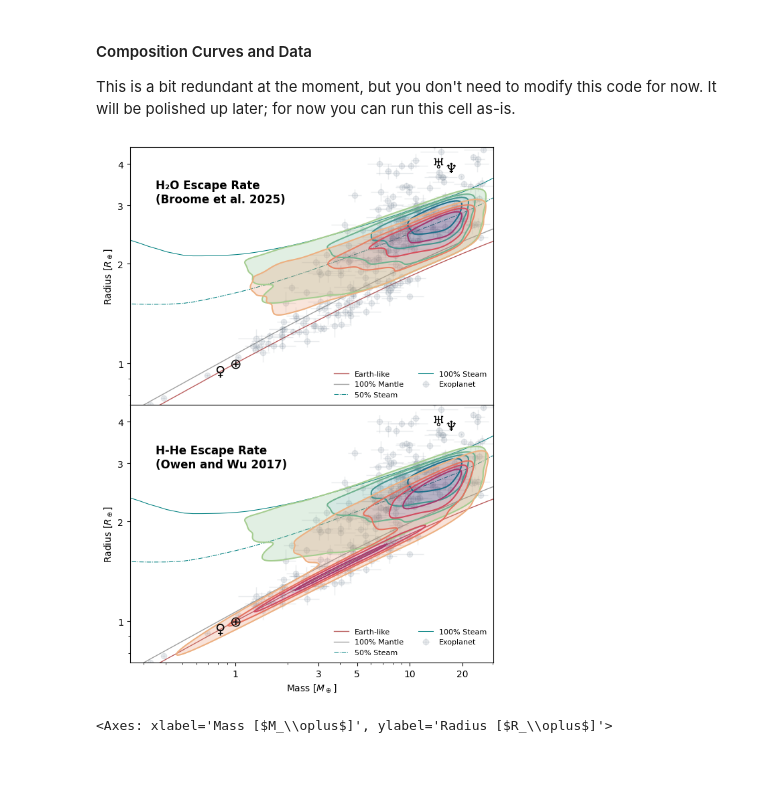
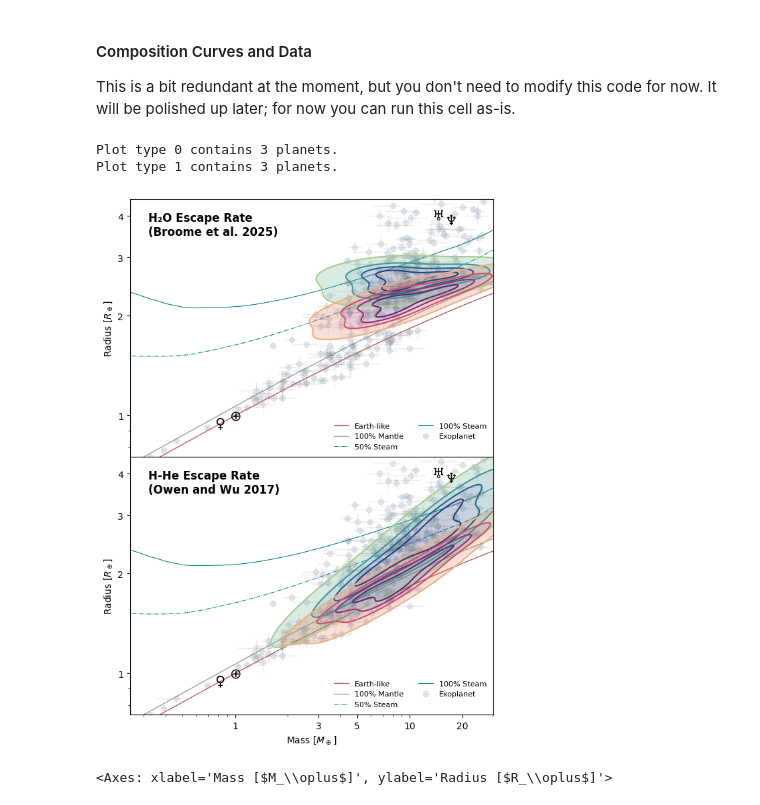
Before and after one commit to emersontao/waterworlder, a Jupyter notebook: paper_plots.ipynb, the cells around one changed output. Saved outputs shown, nothing was run; the diff lists cells and outputs as text; code cells hidden in the pictures; blank space fills up the shorter version.

```diff
--- a/paper_plots.ipynb
+++ b/paper_plots.ipynb
@@ -25,6 +22,22 @@ import seaborn as sns
 from scipy.interpolate import RegularGridInterpolator
 import pandas as pd
 %matplotlib inline
+# %%
+# Number of planets to have on plots (trails or KDE)
+planets_plotted = 3 #DEFAULT: 200
+
+# In trails plot, show with small oranges crosses (x) the points that have non-zero error code (in terms of wind-ae)
+show_err_trails=True
+# In trails plot, skip trails where *any* point has non-zero error (unreliable evolution)
+skip_err_trails=True
+# In KDE plot, skip planets where *any* point has non-zero error (unreliable evolution)
+skip_err_kde=True
+# Label to add at the end plots filenames
+fname_label='_noerr'
+
+# Data folder
+# data_folder = "paper/"
+data_folder = "data/"
 # %% [markdown]
 ### Preparing composition curves
 Code taken from Artem Aguichine's [MARDIGRAS](https://github.com/an0wen/MARDIGRAS)
@@ -202,7 +215,7 @@ H2O_wmf_fin = np.array([])
 HHe_wmf_fin = np.array([])
 
 identifier = f'{n_planets}_xp'
-filepath = "paper/"+identifier
+filepath = data_folder+identifier
 savepath = "paper/plots" #where we're saving our plots
 
 population_file = filepath + '/5000_xp_gp_data.csv'
@@ -212,7 +225,7 @@ planetnum, mp_gp, rp_gp, period_gp = np.loadtxt(population_file, usecols=(0,1,2,
 If you want to change from the default colors.
 # %%
 #DATA
-planets_plotted = 200 #DEFAULT: 200
+# planets_plotted = 200 #DEFAULT: 200
 
 #COSMETIC
 init_color = '' #DEFAULT:
@@ -525,13 +557,13 @@ fig, ax = plt.subplots(2,1, figsize=(7,10))#, sharex=True)
 fig.subplots_adjust(hspace=0)
 
 mdot_text = 'M' + '\u0307'
-ax[0].text(0.35,3, f'H\u2082O Escape Rate \n(Broome et al. 2025)', fontsize='large', weight='semibold',ha='left', va='bottom')
+ax[0].text(0.05,0.85, f'H\u2082O Escape Rate \n(Broome et al. 2025)', fontsize='large', weight='semibold',ha='left', va='bottom',transform=ax[0].transAxes)
 ax[0].plot(list_zeng_masses,list_zeng_ea_radii,linewidth=zeng_width,color='brown',alpha=0.75,zorder=-100,label='Earth-like') # Earthlike
 ax[0].plot(list_zeng_masses,list_zeng_mg_radii,linewidth=zeng_width,color='grey',alpha=0.75,zorder=-100, label='100% Mantle')  # 100% Mantle
 ax[0].plot(x, radius_m(x,init_wmf_swe,init_teq_swe,init_age_swe),lw=0.75,color='teal',linestyle='-.',zorder=-200,label='50% Steam')
 ax[0].plot(x, radius_g(x,init_wmf_swe100,init_teq_swe,init_age_swe),lw=0.75,color='teal',zorder=-200,label='100% Steam')
 
-ax[1].text(0.35,2.85, 'H-He Escape Rate \n(Owen and Wu 2017)', fontsize='large', weight='semibold',ha='left', va='bottom')
+ax[1].text(0.05,0.85, 'H-He Escape Rate \n(Owen and Wu 2017)', fontsize='large', weight='semibold',ha='left', va='bottom',transform=ax[1].transAxes)
 ax[1].plot(list_zeng_masses,list_zeng_ea_radii,linewidth=zeng_width,color='brown',alpha=0.75,zorder=-100,label='Earth-like') # Earthlike
 ax[1].plot(list_zeng_masses,list_zeng_mg_radii,linewidth=zeng_width,color='grey',alpha=0.75,zorder=-100, label='100% Mantle')  # 100% Mantle
 ax[1].plot(x, radius_m(x,init_wmf_swe,init_teq_swe,init_age_swe),lw=0.75,color='teal',linestyle='-.',zorder=-200,label='50% Steam')
@@ -551,28 +583,41 @@ for tp in range(len(types)):
     mp_end = np.array([])
     rp_end = np.array([])
 
-    datafolder = './paper/5000_xp'
+    datafolder = filepath #'./paper/5000_xp'
     period_gp = np.loadtxt(datafolder+'/5000_xp_gp_data.csv',skiprows=(1),usecols=(11),unpack=True)
 
-    for i in range(n_planets):
-        planetnum = i+1
+    cnt_plotted = 0
+    planetnum = 1
+    # This time plot all planets that are available, and eventually skip invalid ones if appropriate flag is set
+    # for i in range (planets_plotted-1):
+    while cnt_plotted < planets_plotted: #n_planets+1:
+        # planetnum = i+1
         # import a planet's evolutionary track (just mp_gp and rp_gp)
         filename = f'{datafolder}/{types[tp]}/planet_{planetnum}-{n_planets}_evolution_data.csv'
-        mp_gp,rp_gp = np.loadtxt(filename,usecols=(1,2),unpack=True)
+        mp_gp,rp_gp,err_gp = np.loadtxt(filename,usecols=(1,2,6),unpack=True)
 
         # mp_s = mp_gp[0]
         # mp_e = mp_gp[-1]
         # rp_s = rp_gp[0]
         # rp_e = rp_gp[-1]
 
+        mask_err = (err_gp > 0)
+        if mask_err.sum() > 0 and skip_err_kde:
+            planetnum += 1
+            continue
+
         mp_start = np.append(mp_start, mp_gp[0])
         rp_start = np.append(rp_start, rp_gp[0])
-        mp_end = np.append(mp_end, mp_gp[-2])
-        rp_end = np.append(rp_end, rp_gp[-2])
+        mp_end = np.append(mp_end, mp_gp[-1])
+        rp_end = np.append(rp_end, rp_gp[-1])
+
+        planetnum += 1
+        cnt_plotted += 1
+    print(f"Plot type {tp} contains {cnt_plotted} planets.")
 
     # unicorn_killer = period_gp > 1
-    iris_df = pd.DataFrame([[mp_start/M_e, rp_start/R_e], [mp_end/M_e, rp_end/R_e]],
-                           columns=['Initial', 'Final'])
+    # iris_df = pd.DataFrame([[mp_start/M_e, rp_start/R_e], [mp_end/M_e, rp_end/R_e]],
+    #                        columns=['Initial', 'Final'])
     # Plot KDE for Dataset 1
     sns.kdeplot(x=mp_start/M_e, y=rp_start/R_e, cmap=i_color, log_scale=True, \
                 label="Initial", levels=5, ax=ax[tp], legend=True)
@@ -631,36 +676,38 @@ for i in range(len(ss_planets)):
 list_exo_mpe = [abs(list_exo_mpe2), list_exo_mpe1]
 list_exo_rpe = [abs(list_exo_rpe2), list_exo_rpe1]
 
 # Exoplanets from the catalog file
 catalog_points = ax[0].errorbar(list_exo_mp,list_exo_rp,
             yerr=list_exo_rpe,
             xerr=list_exo_mpe,
             fmt='o',zorder=-10,elinewidth=1,
             c="slategray",label='Exoplanet',alpha=0.15)  #slategrey
 
 # Exoplanets from the catalog file
 catalog_points = ax[1].errorbar(list_exo_mp,list_exo_rp,
             yerr=list_exo_rpe,
             xerr=list_exo_mpe,
             fmt='o',zorder=-10,elinewidth=1,
             c="slategray",label='Exoplanet',alpha=0.15)  #slategrey
 
 
 # ax[0].set_title(f"Simulated Evolution: {planets_plotted} Steam Worlds")
 ax[0].set_xticks(ticks=[1,3,5,10,20],labels=[])
 ax[0].set_yticks(ticks=[1,2,3,4],labels=['1','2','3','4'])
 ax[0].set(xlim=(0.25,30.25),ylim=(0.75,4.5), ylabel=r'Radius [$R_\oplus$]')
 ax[0].legend(loc='lower right', ncols=2, fontsize=8, frameon=False)
 
 ax[1].set_xticks(ticks=[1,3,5,10,20],labels=['1','3','5','10','20'])
 ax[1].set_yticks(ticks=[1,2,3,4],labels=['1','2','3','4'])
 ax[1].set(xlim=(0.25,30.25),ylim=(0.75,4.5), xlabel=r'Mass [$M_\oplus$]', ylabel=r'Radius [$R_\oplus$]')
 ax[1].legend(loc='lower right', ncols=2, fontsize=8, frameon=False)
 
-plt.savefig(savepath+'/stacked_kde'+identifier+'.png', bbox_inches='tight', transparent=True, pad_inches=0.5, dpi=600)
-# plt.show()
+plt.savefig(savepath+'/stacked_kde'+identifier+fname_label+'.png', bbox_inches='tight', transparent=True, pad_inches=0.5, dpi=600)
+plt.show()
 # %% [output]
+Plot type 0 contains 3 planets.
+Plot type 1 contains 3 planets.
-[figure, old version]
+[figure, new version]
 # %%
 plt.clf()
 plt.figure()
```
Also changed, not shown: parts of 17 cells of this notebook, 16 other files.
